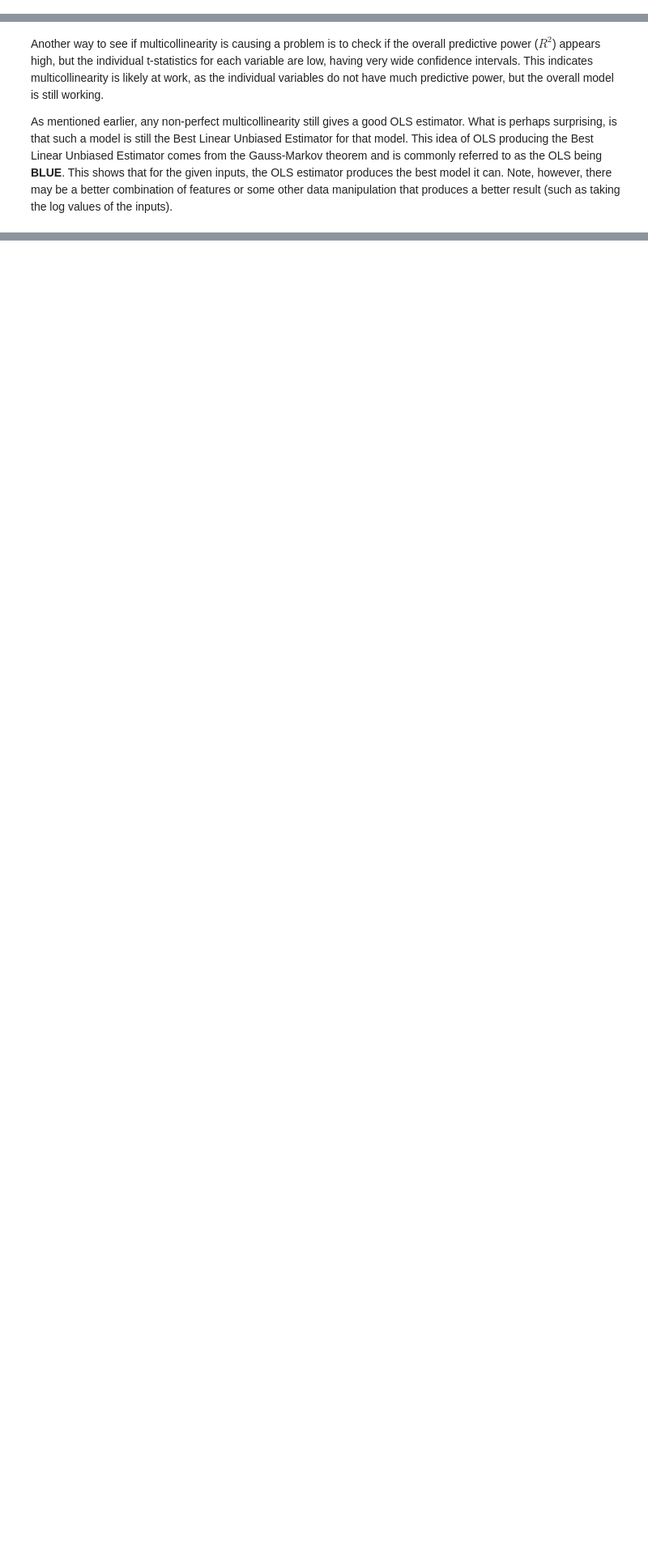
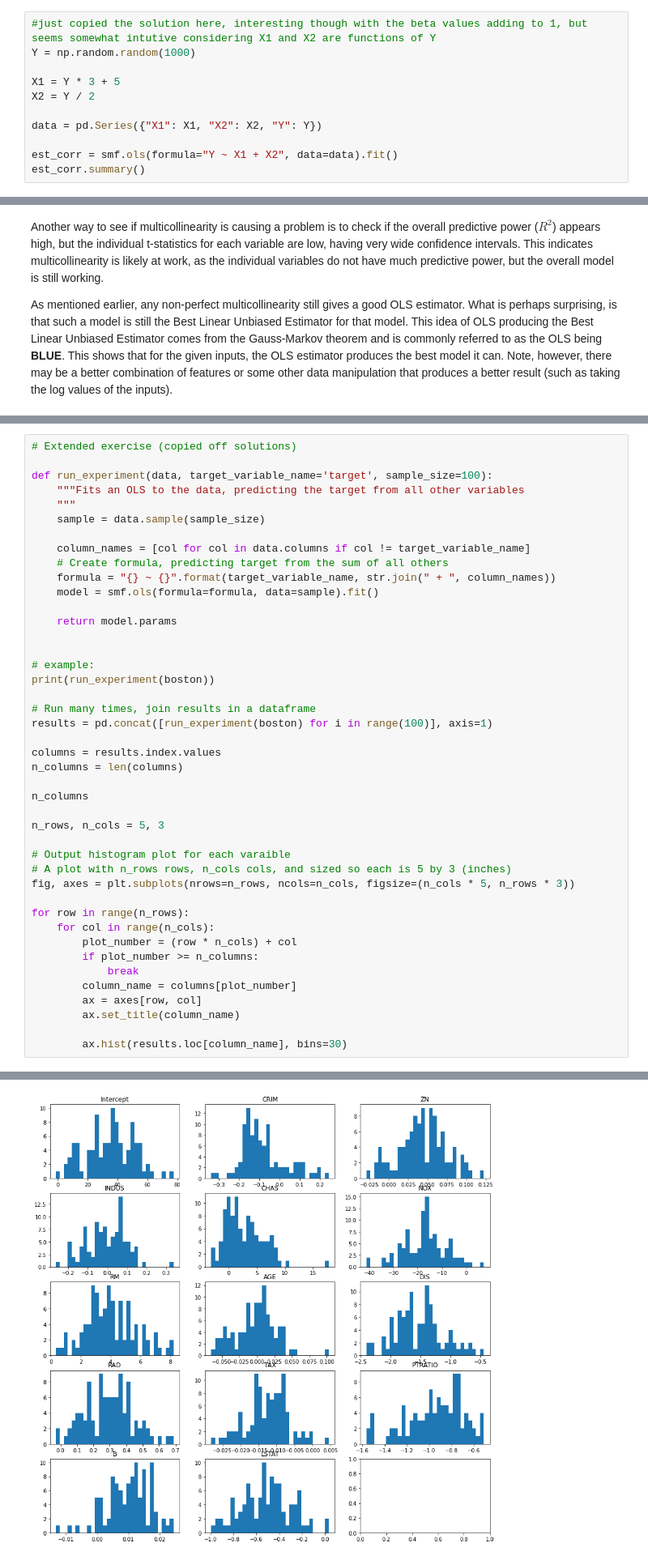
Before and after one commit to PythonCharmers/QuantFinance, a Jupyter notebook: notebooks/Module 1.3.4 - Multicolinearity.ipynb, the cells around one changed output, grey strips where cells are left out. Shown at 81% size. Drawn from its saved outputs; the diff is of its cells as text; blank space fills up the shorter version.

Commit message:
Module 1.3.4 - Multicolinearity: Exercises

```diff
--- a/notebooks/Module 1.3.4 - Multicolinearity.ipynb
+++ b/notebooks/Module 1.3.4 - Multicolinearity.ipynb
@@ -98,0 +134,11 @@ So it appears that a high accessibility to the highway results in a higher prope
+# %%
+#just copied the solution here, interesting though with the beta values adding to 1, but seems somewhat intutive considering X1 and X2 are functions of Y
+Y = np.random.random(1000)
+
+X1 = Y * 3 + 5
+X2 = Y / 2
+
+data = pd.Series({"X1": X1, "X2": X2, "Y": Y})
+
+est_corr = smf.ols(formula="Y ~ X1 + X2", data=data).fit()
+est_corr.summary()
@@ -198,3 +267,47 @@ Another way to check multicollinearity is to see how stable coefficients for you
 If there is a wide range in the values, multicollinarity may be a problem.
 
 Other tests for multicollinearity include altering the model slightly and observing large changes in the coefficients, particularly is the sign of the coefficient changes, i.e. a variable had a positive coefficient, and adding/removing a different, unrelated variable makes it suddenly negative - indicative of a problem.
+# %%
+# Extended exercise (copied off solutions)
+
+def run_experiment(data, target_variable_name='target', sample_size=100):
+    """Fits an OLS to the data, predicting the target from all other variables
+    """
+    sample = data.sample(sample_size)
+
+    column_names = [col for col in data.columns if col != target_variable_name]
+    # Create formula, predicting target from the sum of all others
+    formula = "{} ~ {}".format(target_variable_name, str.join(" + ", column_names))
+    model = smf.ols(formula=formula, data=sample).fit()
+
+    return model.params
+
+
+# example:
+print(run_experiment(boston))
+
+# Run many times, join results in a dataframe
+results = pd.concat([run_experiment(boston) for i in range(100)], axis=1)
+
+columns = results.index.values
+n_columns = len(columns)
+
+n_columns
+
+n_rows, n_cols = 5, 3
+
+# Output histogram plot for each varaible
+# A plot with n_rows rows, n_cols cols, and sized so each is 5 by 3 (inches)
+fig, axes = plt.subplots(nrows=n_rows, ncols=n_cols, figsize=(n_cols * 5, n_rows * 3))
+
+for row in range(n_rows):
+    for col in range(n_cols):
+        plot_number = (row * n_cols) + col
+        if plot_number >= n_columns:
+            break
+        column_name = columns[plot_number]
+        ax = axes[row, col]
+        ax.set_title(column_name)
+
+        ax.hist(results.loc[column_name], bins=30)
+# %% [output]
@@ -201,3 +329,4 @@ Other tests for multicollinearity include altering the model slightly and observ
+[figure, added]
 # %% [markdown]
 *For solutions, see `solutions/histograms.py`*
 # %% [markdown]
```
Also changed, not shown: parts of 7 cells of this notebook.
